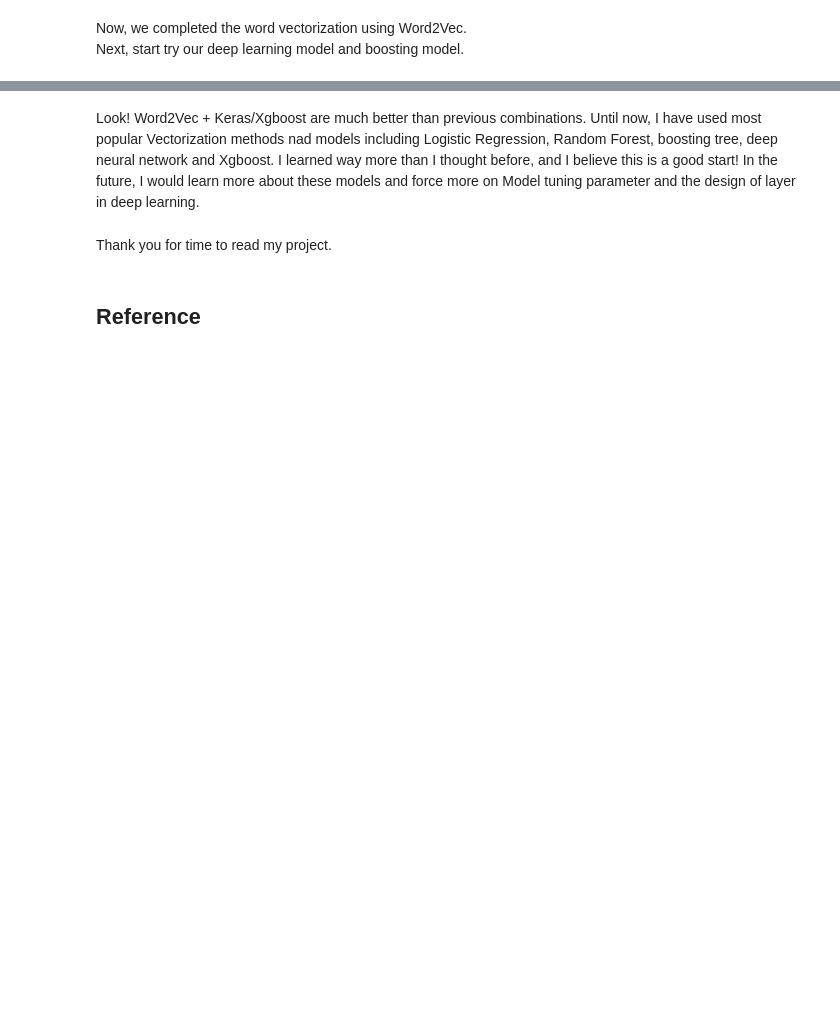
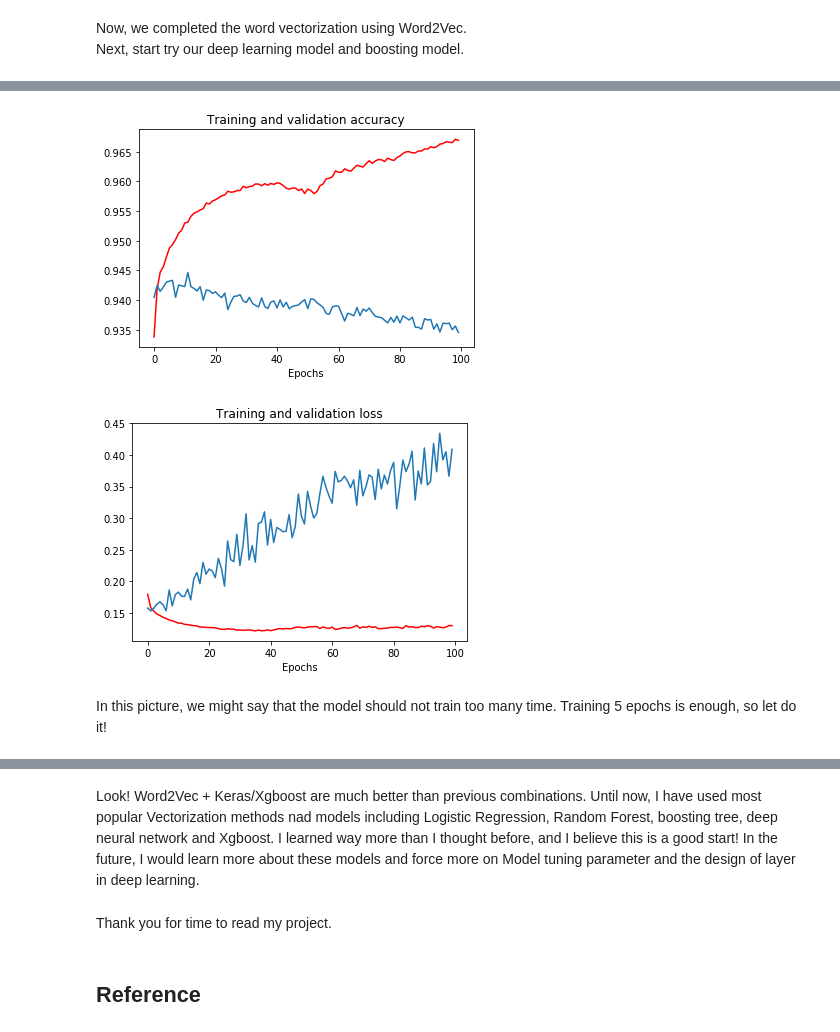
Before and after one commit to hopenjin/DataProject, a Jupyter notebook: Hongpeng Jin_Project_Sentiment Classification of Yelp Reviews.ipynb, the cells around one changed output, grey strips where cells are left out. Cells and saved outputs as stored; diff of their text form; code cells hidden in the pictures; blank space fills up the shorter version.

```diff
--- a/Hongpeng Jin_Project_Sentiment Classification of Yelp Reviews.ipynb
+++ b/Hongpeng Jin_Project_Sentiment Classification of Yelp Reviews.ipynb
@@ -433,0 +496,8 @@ Test accuracy: 0.936259179839289
+# %%
+history = model.fit(X_train_vec,
+                    y_train,
+                    epochs=100,
+                    batch_size=32,
+                    verbose=2,
+                    validation_split=0.1
+)
@@ -433,0 +522,18 @@ Test accuracy: 0.936259179839289
+# %%
+import matplotlib.pyplot as plt
+
+def plot_graphs(history,string1,string2,title):
+    plt.plot(epochs, history.history[string1],'r')
+    plt.plot(epochs, history.history[string2])
+    plt.xlabel("Epochs")
+#     plt.ylabel(string1)
+    plt.title(title)
+    plt.show()
+
+plot_graphs(history,'acc','val_acc','Training and validation accuracy')
+plot_graphs(history,'loss','val_loss','Training and validation loss')
+# %% [output]
+[figure, added]
+[figure, added]
+# %% [markdown]
+In this picture, we might say that the model should not train too many time. Training 5 epochs is enough, so let do it!
```
Also changed, not shown: parts of 14 cells of this notebook.
